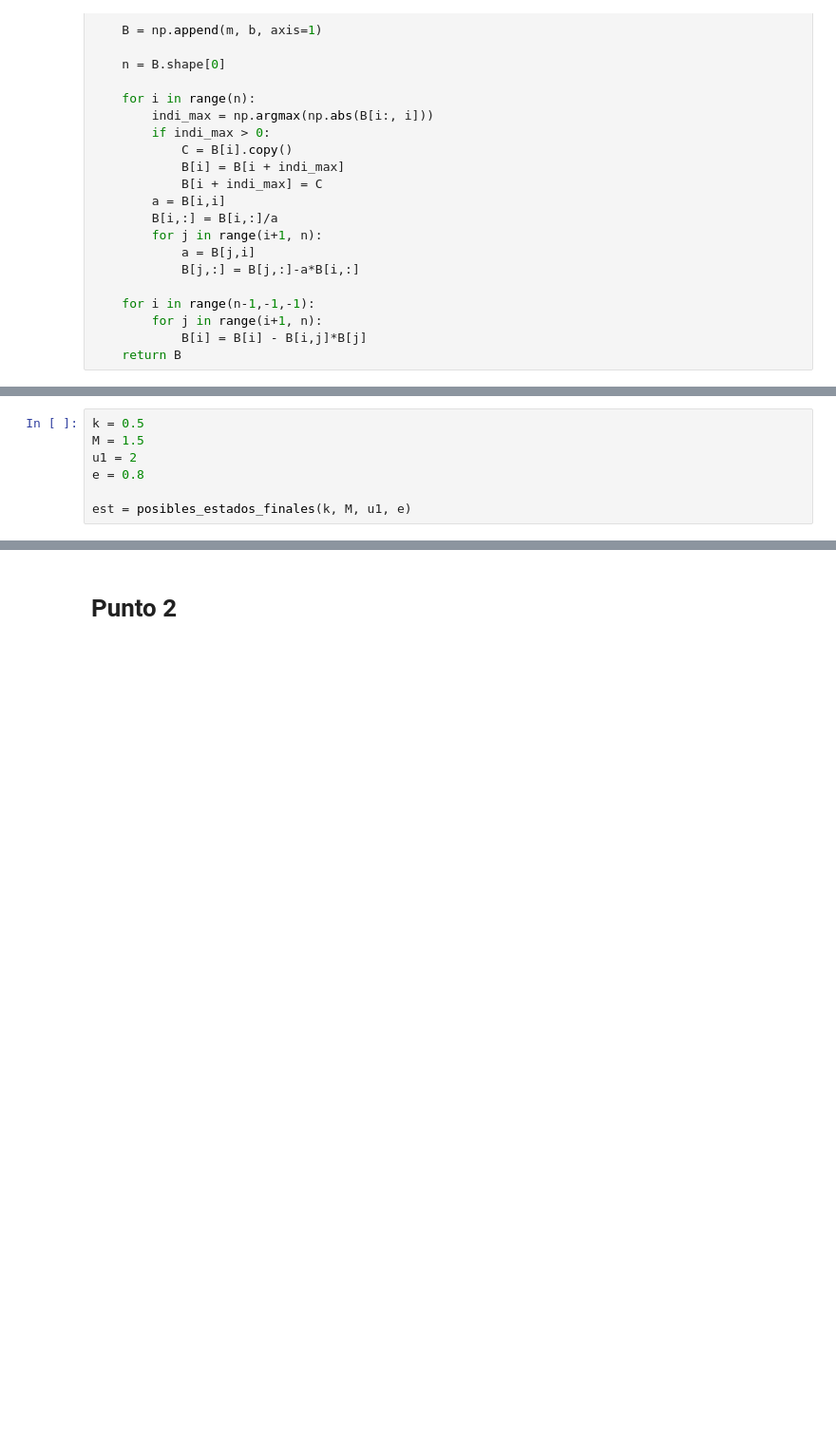
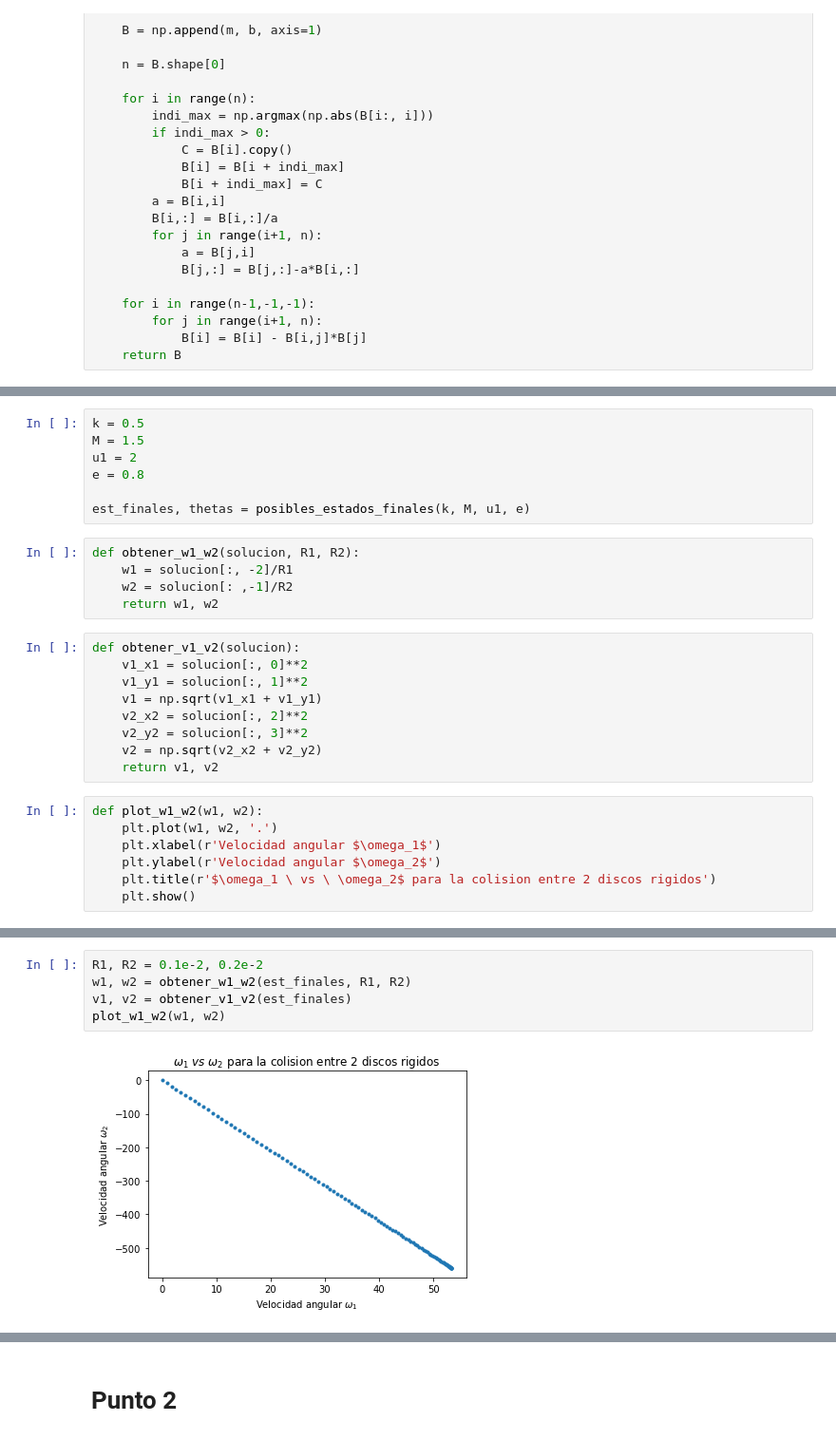
Before and after one commit to sofiaalvarezlopez/Taller5-Metodos-Computacionales, a Jupyter notebook: Taller5-JuanDanielCastrellon-MariaSofiaAlvarez.ipynb, the cells around one changed output, grey strips where cells are left out. Shown: that part at 95% size. Saved outputs shown, nothing was run; the diff lists cells and outputs as text; blank space fills up the shorter version.

```diff
--- a/Taller5-JuanDanielCastrellon-MariaSofiaAlvarez.ipynb
+++ b/Taller5-JuanDanielCastrellon-MariaSofiaAlvarez.ipynb
@@ -68,4 +69,25 @@ M = 1.5
 u1 = 2
 e = 0.8
 
-est = posibles_estados_finales(k, M, u1, e)
+est_finales, thetas = posibles_estados_finales(k, M, u1, e)
+# %%
+def obtener_w1_w2(solucion, R1, R2):
+    w1 = solucion[:, -2]/R1
+    w2 = solucion[: ,-1]/R2
+    return w1, w2
+# %%
+def obtener_v1_v2(solucion):
+    v1_x1 = solucion[:, 0]**2
+    v1_y1 = solucion[:, 1]**2
+    v1 = np.sqrt(v1_x1 + v1_y1)
+    v2_x2 = solucion[:, 2]**2
+    v2_y2 = solucion[:, 3]**2
+    v2 = np.sqrt(v2_x2 + v2_y2)
+    return v1, v2
+# %%
+def plot_w1_w2(w1, w2):
+    plt.plot(w1, w2, '.')
+    plt.xlabel(r'Velocidad angular $\omega_1$')
+    plt.ylabel(r'Velocidad angular $\omega_2$')
+    plt.title(r'$\omega_1 \ vs \ \omega_2$ para la colision entre 2 discos rigidos')
+    plt.show()
@@ -71,0 +101,7 @@ est = posibles_estados_finales(k, M, u1, e)
+# %%
+R1, R2 = 0.1e-2, 0.2e-2
+w1, w2 = obtener_w1_w2(est_finales, R1, R2)
+v1, v2 = obtener_v1_v2(est_finales)
+plot_w1_w2(w1, w2)
+# %% [output]
+[figure, added]
```
Also changed, not shown: parts of 27 cells of this notebook, 4 other files.
